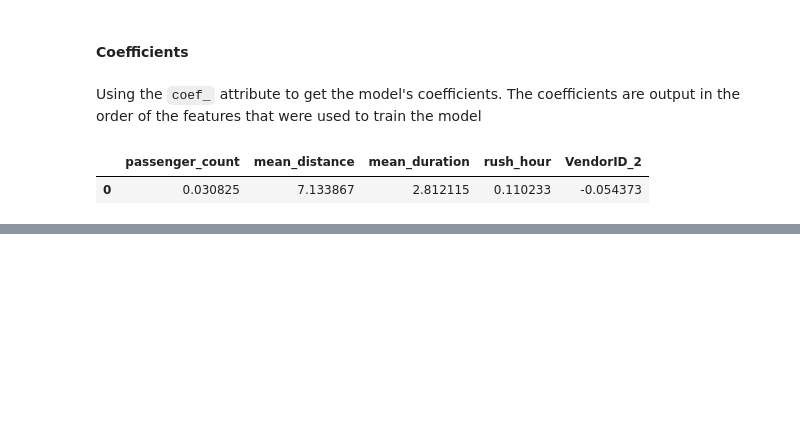
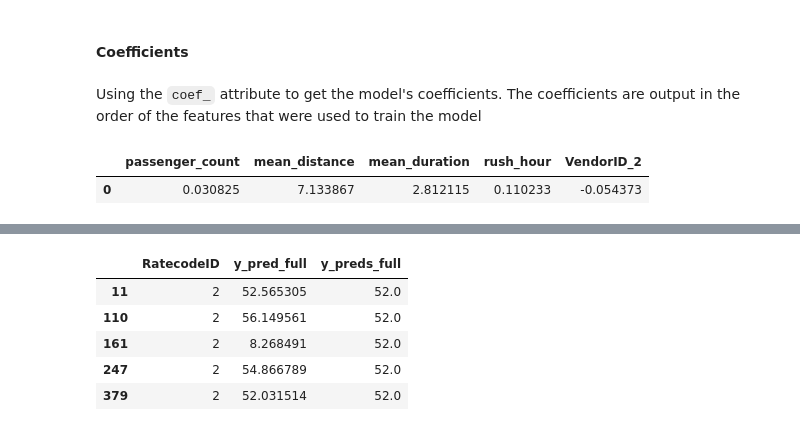
Before and after one commit to PrincelyKitilya/Automatidata-Analysis, a Jupyter notebook: automatidata_analysis.ipynb, the cells around one changed output, grey strips where cells are left out. Cells and saved outputs as stored; diff of their text form; code cells hidden in the pictures; blank space fills up the shorter version.

Commit message:
scaling the X variable for the whole dataset// predicting the whole data set.

```diff
--- a/automatidata_analysis.ipynb
+++ b/automatidata_analysis.ipynb
@@ -925,0 +949,3 @@ coefficients
+# %%
+X_scaled = scaler.transform(X)
+y_pred_full = lr.predict(X_scaled)
@@ -925,0 +969,19 @@ coefficients
+# %%
+# Creating a new df containing just the RatecodID col from the whole dataset
+final_preds = df[['RatecodeID']].copy()
+
+# Adding a column containing all the preditions
+final_preds['y_pred_full'] = y_pred_full
+
+# Imputing a prediction of 52 at all rows where RatecodeID == 2
+final_preds.loc[final_preds['RatecodeID']==2, 'y_preds_full'] = 52
+
+# Check that it worked
+final_preds[final_preds['RatecodeID']==2].head()
+# %% [output]
+|  | RatecodeID | y_pred_full | y_preds_full |
+| 11 | 2 | 52.565305 | 52.0 |
+| 110 | 2 | 56.149561 | 52.0 |
+| 161 | 2 | 8.268491 | 52.0 |
+| 247 | 2 | 54.866789 | 52.0 |
+| 379 | 2 | 52.031514 | 52.0 |
```
Also changed, not shown: parts of 7 cells of this notebook.
